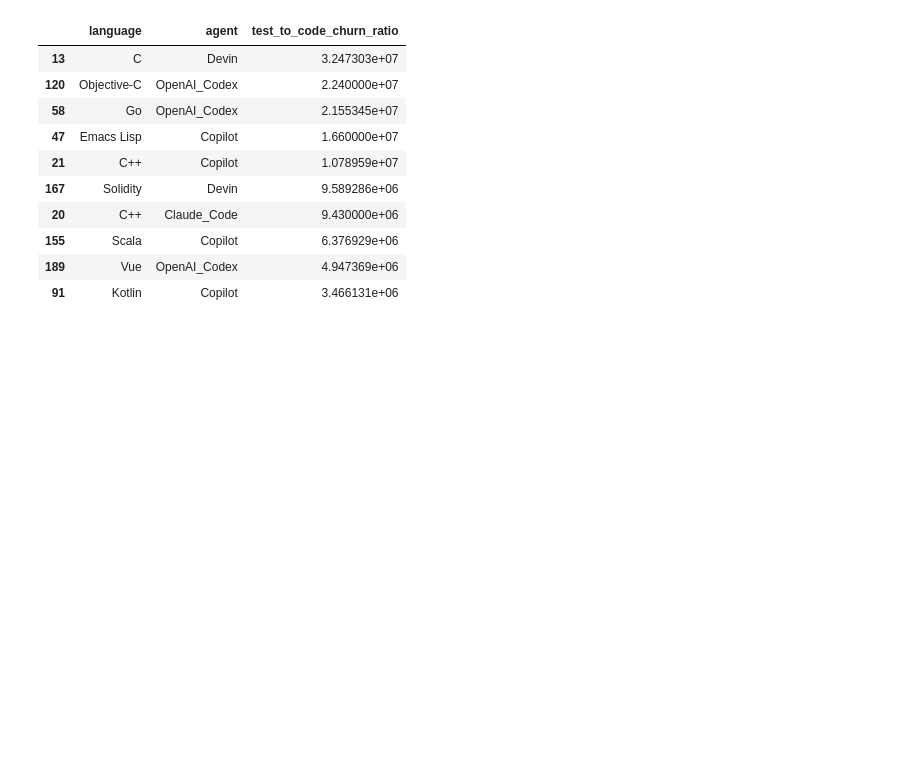
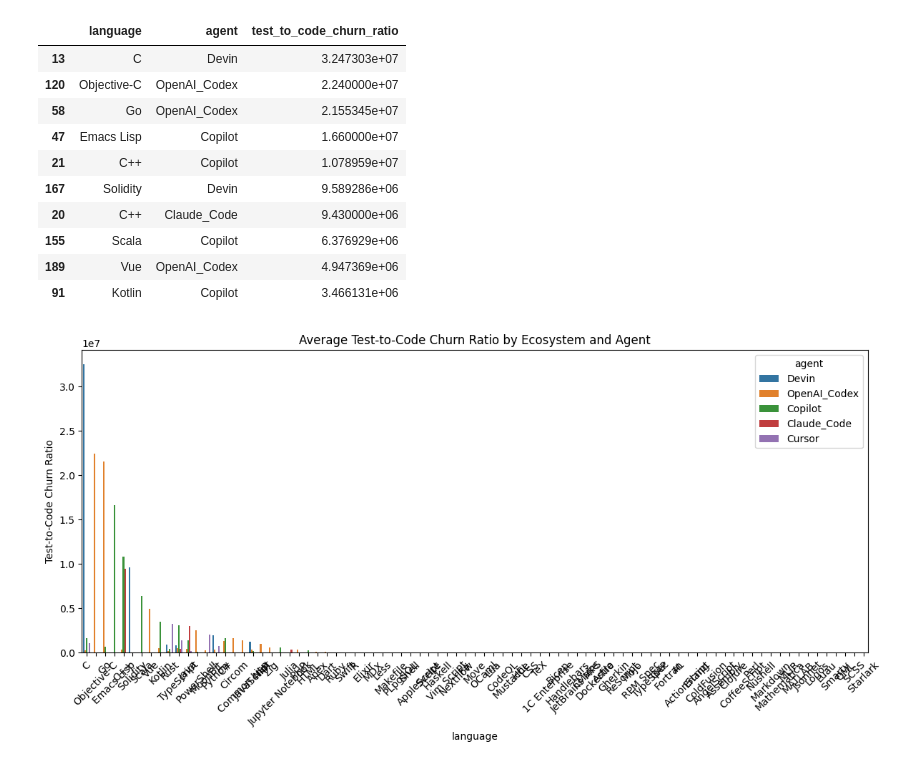
Before and after one commit to Lay-ke/Data-mining, a Jupyter notebook: analysis/load_AIDev.ipynb, the cells around one changed output. Cells and saved outputs as stored; diff of their text form; code cells hidden in the pictures; blank space fills up the shorter version.

```diff
--- a/analysis/load_AIDev.ipynb
+++ b/analysis/load_AIDev.ipynb
@@ -418,3 +428,17 @@ ecosystem_summary.head(10)
 | 155 | Scala | Copilot | 6.376929e+06 |
 | 189 | Vue | OpenAI_Codex | 4.947369e+06 |
 | 91 | Kotlin | Copilot | 3.466131e+06 |
+# %%
+# visualing
+plt.figure(figsize=(12,6))
+sns.barplot(
+    data=ecosystem_summary,
+    x='language', y='test_to_code_churn_ratio', hue='agent'
+)
+plt.title('Average Test-to-Code Churn Ratio by Ecosystem and Agent')
+plt.ylabel('Test-to-Code Churn Ratio')
+plt.xticks(rotation=45)
+plt.tight_layout()
+plt.show()
+# %% [output]
+[figure, added]
```
Also changed, not shown: parts of 10 cells of this notebook.
